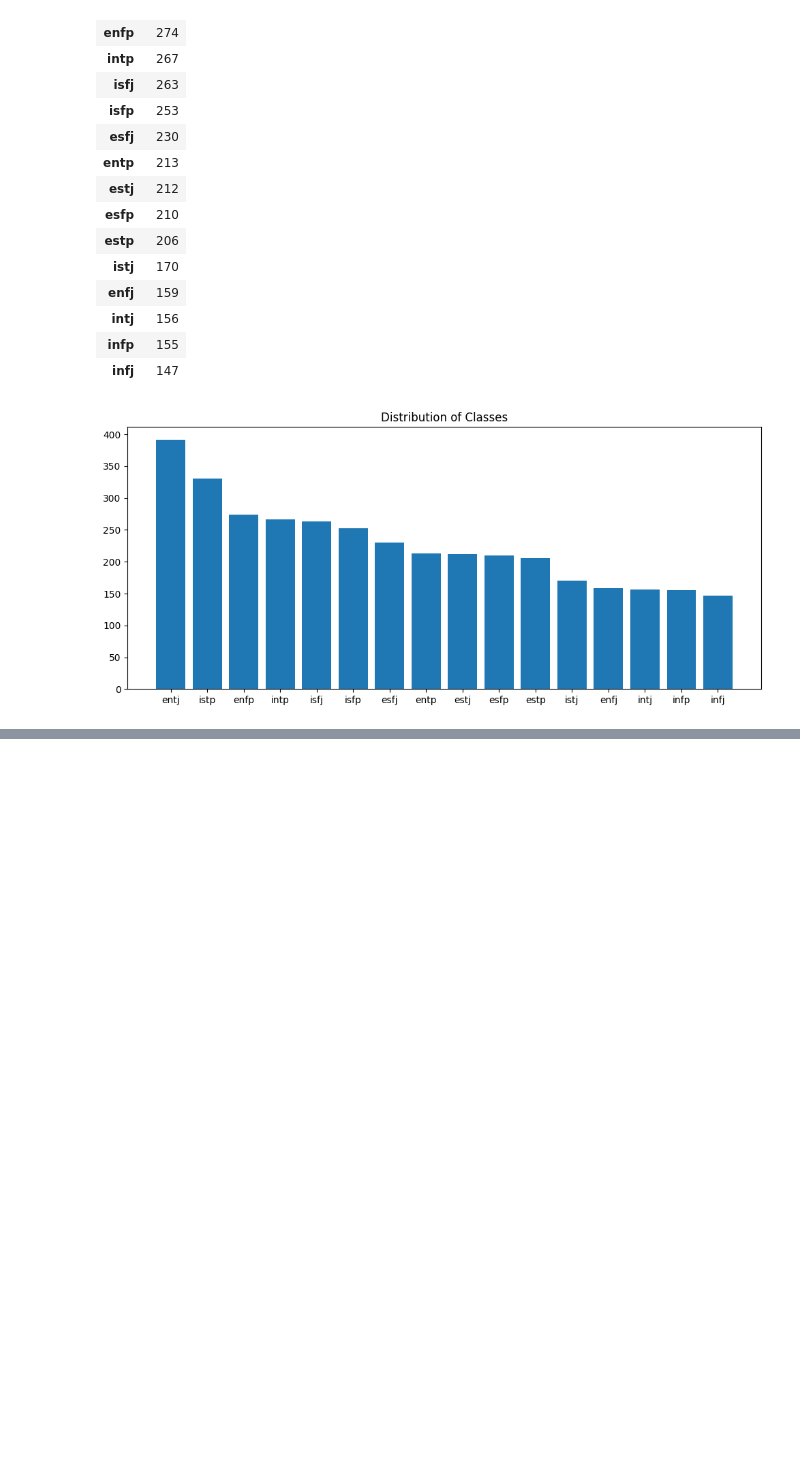
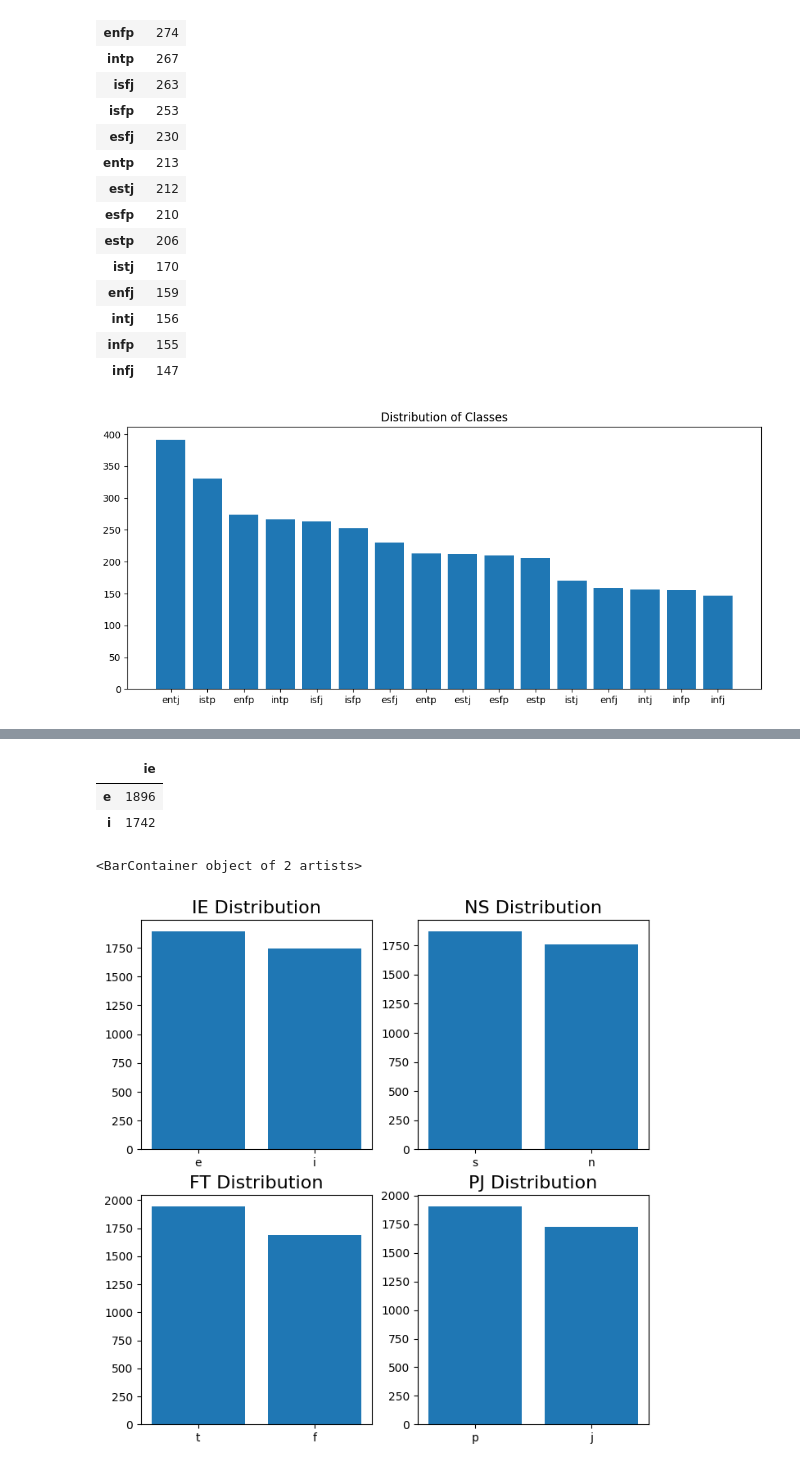
Before and after one commit to jooniorp/Programmers_proj, a Jupyter notebook: data_preprocessing/kakao_youtube_data_preprocessing.ipynb, the cells around one changed output, grey strips where cells are left out. Drawn from its saved outputs; the diff is of its cells as text; code cells hidden in the pictures; blank space fills up the shorter version.

```diff
--- a/data_preprocessing/kakao_youtube_data_preprocessing.ipynb
+++ b/data_preprocessing/kakao_youtube_data_preprocessing.ipynb
@@ -393,3 +393,8 @@ plt.title('Distribution of Classes')
 plt.show()
 # %% [output]
 [figure]
+# %%
+df_all['ie'] = df_all['mbti'].str[0]
+df_all['ns'] = df_all['mbti'].str[1]
+df_all['ft'] = df_all['mbti'].str[2]
+df_all['pj'] = df_all['mbti'].str[3]
@@ -396,2 +410,28 @@ plt.show()
+# %%
+mbti_cnt_ie = pd.DataFrame(df_all['ie'].value_counts())
+mbti_cnt_ns = pd.DataFrame(df_all['ns'].value_counts())
+mbti_cnt_ft = pd.DataFrame(df_all['ft'].value_counts())
+mbti_cnt_pj = pd.DataFrame(df_all['pj'].value_counts())
+# %%
+mbti_cnt_ie
+# %% [output]
+|  | ie |
+| e | 1896 |
+| i | 1742 |
+# %%
+fig, axes = plt.subplots(2, 2, figsize=(8, 8))
+
+axes[0, 0].set_title("IE Distribution", fontsize=16)
+axes[0, 1].set_title("NS Distribution", fontsize=16)
+axes[1, 0].set_title("FT Distribution", fontsize=16)
+axes[1, 1].set_title("PJ Distribution", fontsize=16)
+
+axes[0,0].bar(mbti_cnt_ie.index, mbti_cnt_ie['ie'])
+axes[0,1].bar(mbti_cnt_ns.index, mbti_cnt_ns['ns'])
+axes[1,0].bar(mbti_cnt_ft.index, mbti_cnt_ft['ft'])
+axes[1,1].bar(mbti_cnt_pj.index, mbti_cnt_pj['pj'])
+# %% [output]
+<BarContainer object of 2 artists>
+[figure, added]
 # %%
 df_all.to_csv('/content/drive/MyDrive/final_proj/dataset/kakao_youtube_text.csv')
```
Also changed, not shown: parts of 1 cell of this notebook.
